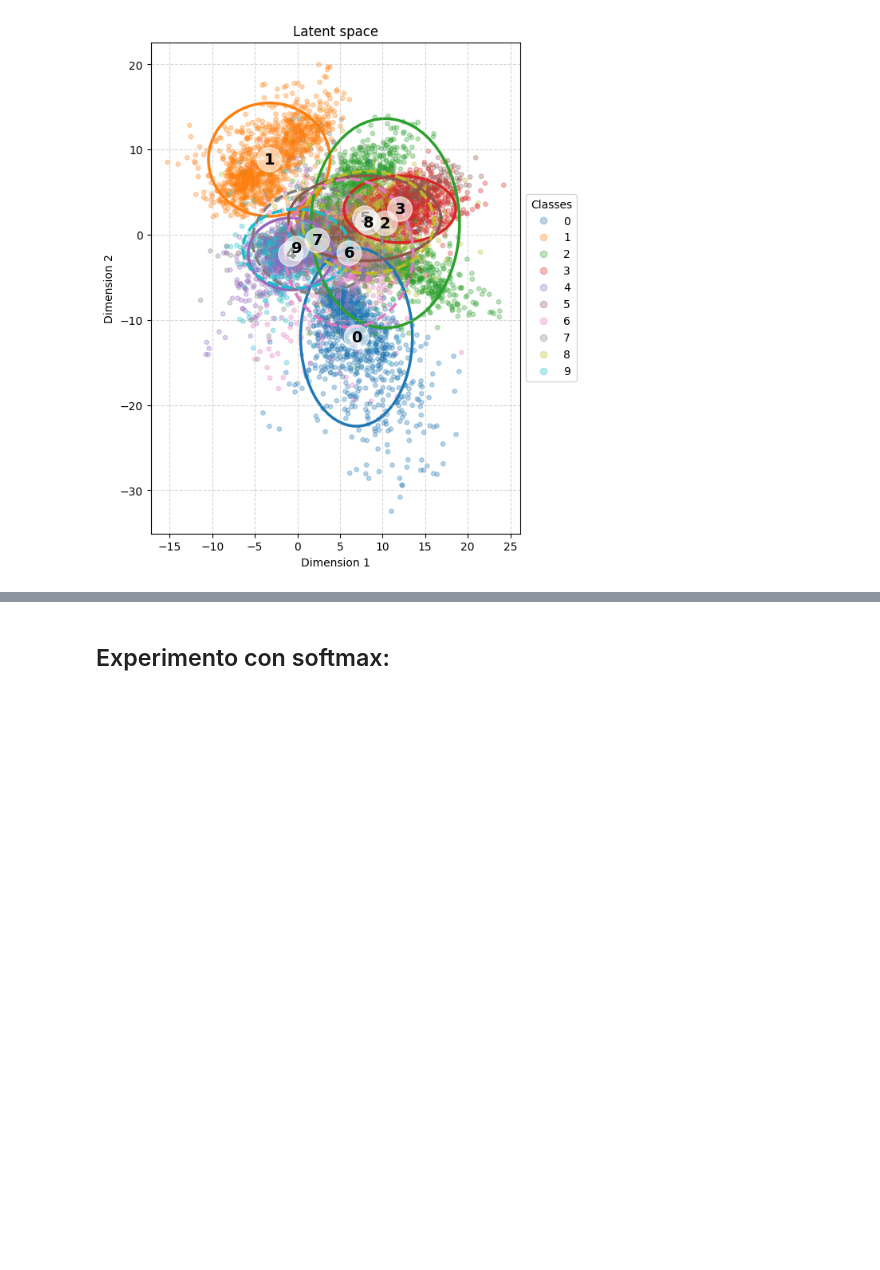
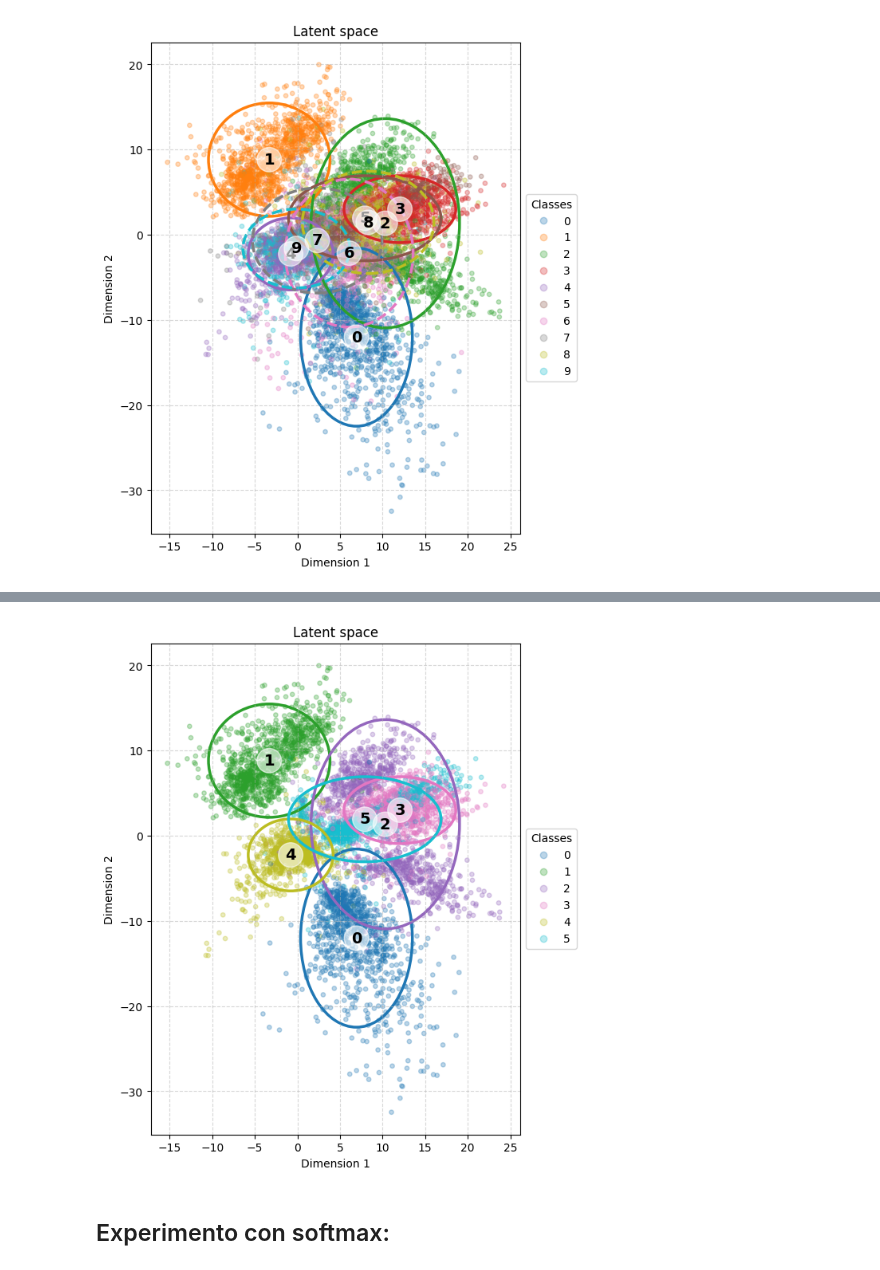
Before and after one commit to Lucy-syu/Out-of-distribution-Detection-Model, a Jupyter notebook: OODAutoencoder.ipynb, the cells around one changed output, grey strips where cells are left out. Cells and saved outputs as stored; diff of their text form; code cells hidden in the pictures; blank space fills up the shorter version.

Commit message:
Linear latent space fixed.

```diff
--- a/OODAutoencoder.ipynb
+++ b/OODAutoencoder.ipynb
@@ -373,7 +368,7 @@ test_loader = DataLoader(test_dataset_known,
 
 with torch.no_grad():
     for x_test, y_test in test_loader:
-        _, latent, _ = model(x_test)
+        latent, _ = model(x_test)
         encodings_list.append(latent.cpu())
         labels_list.append(y_test.cpu())
 
@@ -397,33 +392,35 @@ ax.set_ylabel('Dimension 2')
 ax.grid(True, linestyle='--', alpha=0.5)
 
 for clase in range(6):
     puntos_clase = encodings_np[labels_np == clase]
     if len(puntos_clase) == 0: continue
 
     media_x, media_y = np.mean(puntos_clase, axis=0)
     std_x, std_y = np.std(puntos_clase, axis=0)
     color = scatter.cmap(scatter.norm(clase))
 
     elipse = Ellipse(xy=(media_x, media_y),
                      width=std_x * 4,
                      height=std_y * 4,
                      edgecolor=color,
                      fc='None',
                      lw=2.5,
                      linestyle='-')
     ax.add_patch(elipse)
     plt.gca().set_aspect('equal', adjustable='box')
 
 
     # Class number.
     ax.annotate(str(clase), (media_x, media_y),
                 weight='bold', size=14, ha='center', va='center',
                 bbox=dict(boxstyle="circle", alpha=0.6, color='white'))
 
 legend_handles, _ = scatter.legend_elements()
 ax.legend(legend_handles, [str(i) for i in range(10)], title="Classes", loc='center left', bbox_to_anchor=(1, 0.5))
 
 plt.show()
+# %% [output]
+[figure, added]
 # %% [markdown]
 ## Experimento con softmax:
 # %%
```
Also changed, not shown: parts of 11 cells of this notebook.
